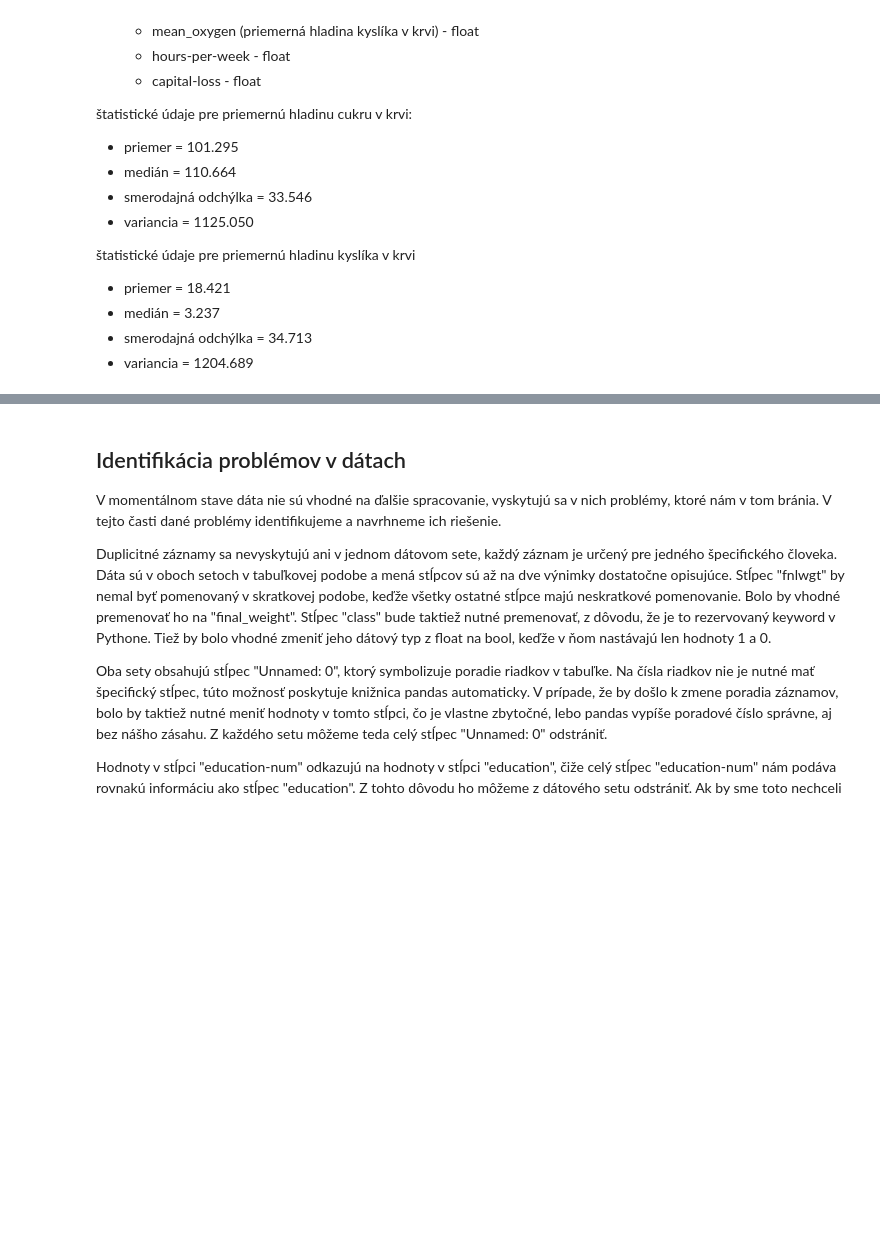
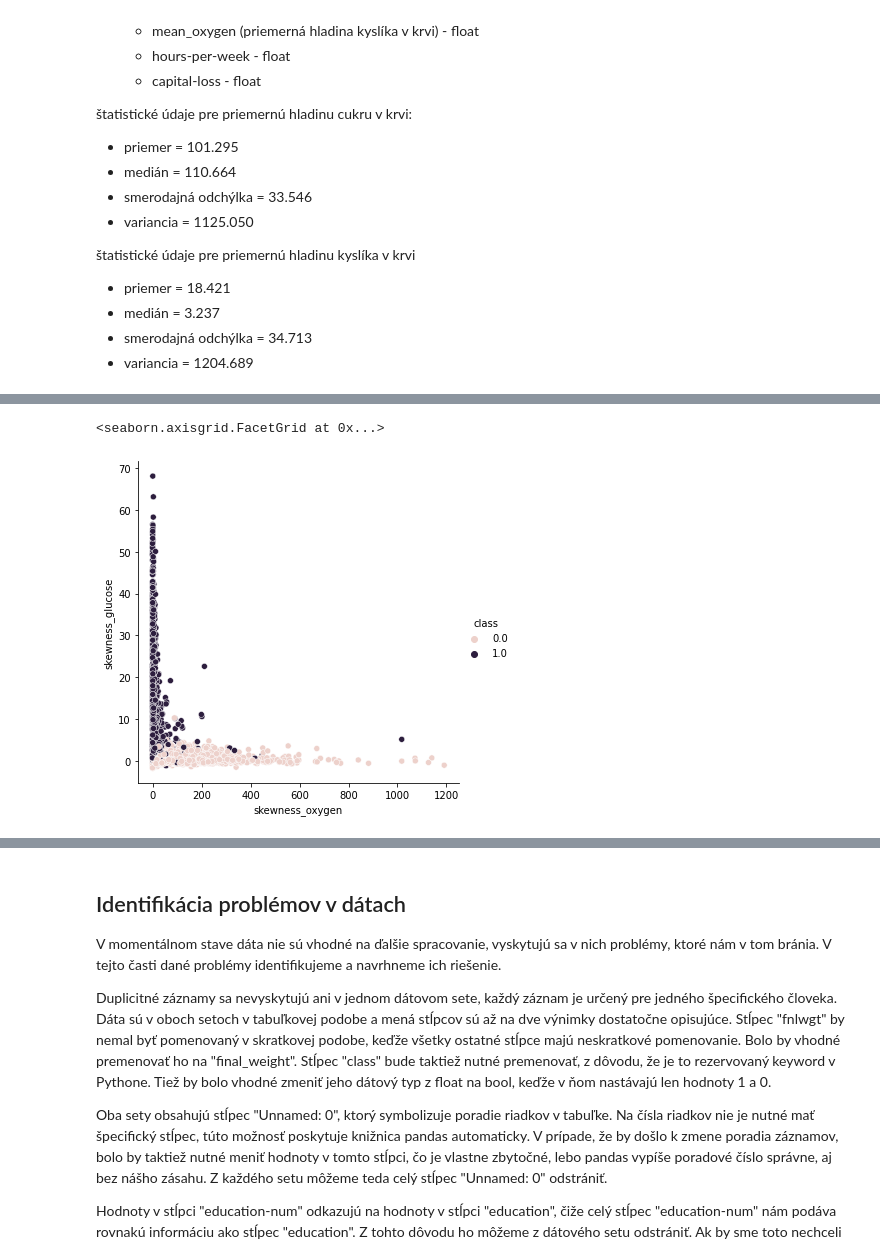
Before and after one commit to xsipka/FIIT_IAU_Projekt, a Jupyter notebook: test.ipynb, the cells around one changed output, grey strips where cells are left out. Drawn from its saved outputs; the diff is of its cells as text; code cells hidden in the pictures; blank space fills up the shorter version.

```diff
--- a/test.ipynb
+++ b/test.ipynb
@@ -141,0 +198,5 @@ Súbor other_train.cvs
+# %%
+sns.relplot(data=medical_data, x="skewness_oxygen", y="skewness_glucose", hue='class')
+# %% [output]
+<seaborn.axisgrid.FacetGrid at 0x...>
+[figure, added]
```
Also changed, not shown: parts of 9 cells of this notebook.
